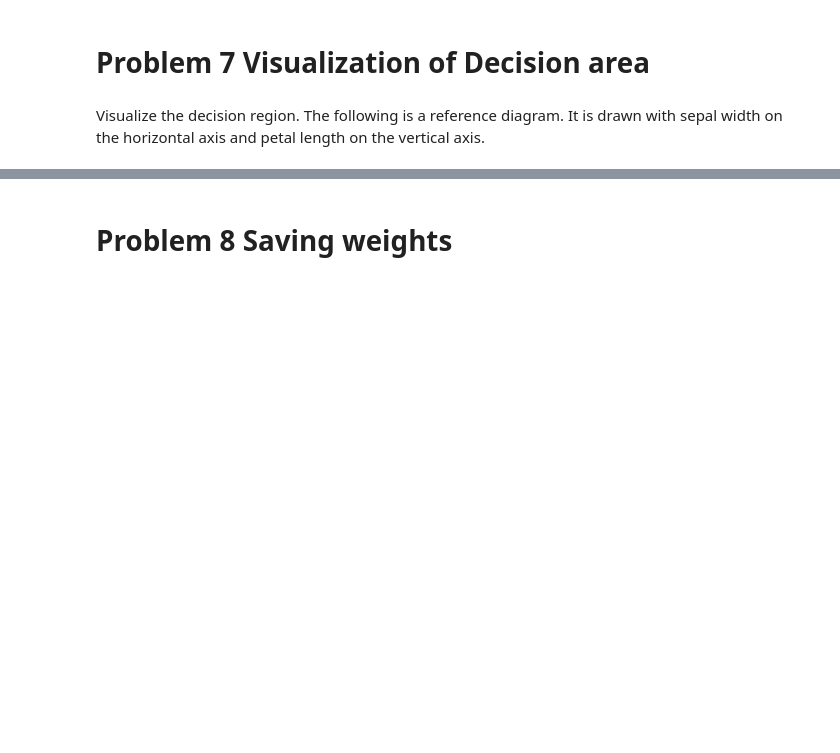
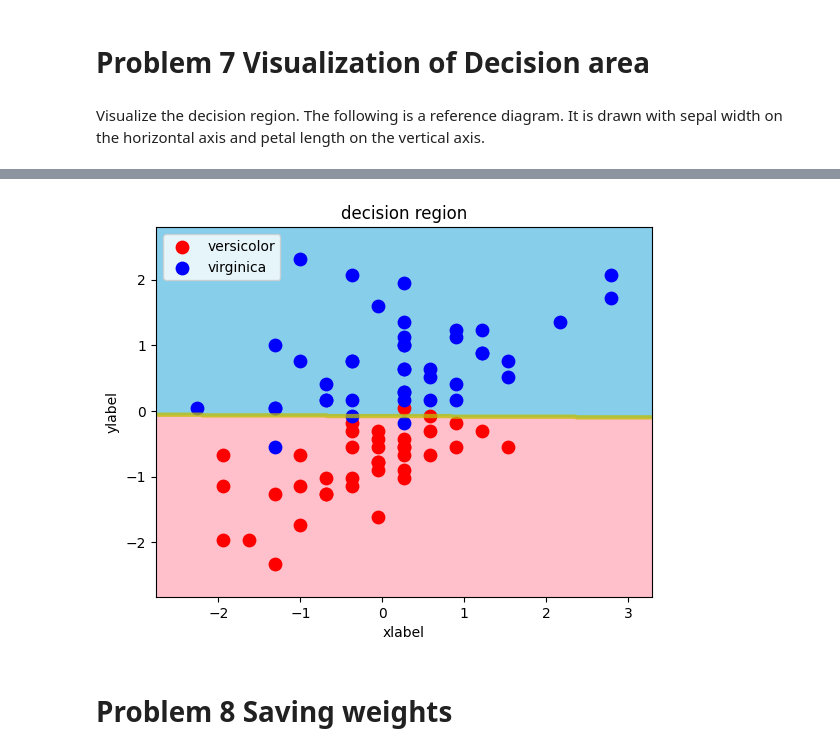
Before and after one commit to WalterPHD/Ai-Data, a Jupyter notebook: LogisticRegression.ipynb, the cells around one changed output, grey strips where cells are left out. Saved outputs shown, nothing was run; the diff lists cells and outputs as text; code cells hidden in the pictures; blank space fills up the shorter version.

```diff
--- a/LogisticRegression.ipynb
+++ b/LogisticRegression.ipynb
@@ -142,0 +198,6 @@ Implement the Objective function (loss function) of the logistic regression expr
+# %%
+from sklearn.preprocessing import StandardScaler
+
+scaler = StandardScaler()
+X_train_scaled = scaler.fit_transform(X_train)
+X_test_scaled = scaler.transform(X_test)
@@ -154,0 +464,3 @@ Visualize the decision region. The following is a reference diagram. It is drawn
+# %%
+slr = ScratchLogisticRegression(num_iter=1000, lr=0.01, lam=0.1, verbose=True)
+slr.fit(X_train_scaled, y_train, X_test_scaled, y_test)
@@ -155,3 +485,7 @@ Visualize the decision region. The following is a reference diagram. It is drawn
+# %%
+decision_region(X_train_scaled, y_train, slr) #Scratch (C=0.1)
+# %% [output]
+[figure, added]
 # %% [markdown]
 # Problem 8 Saving weights
 # %% [markdown]
```
Also changed, not shown: parts of 16 cells of this notebook.
